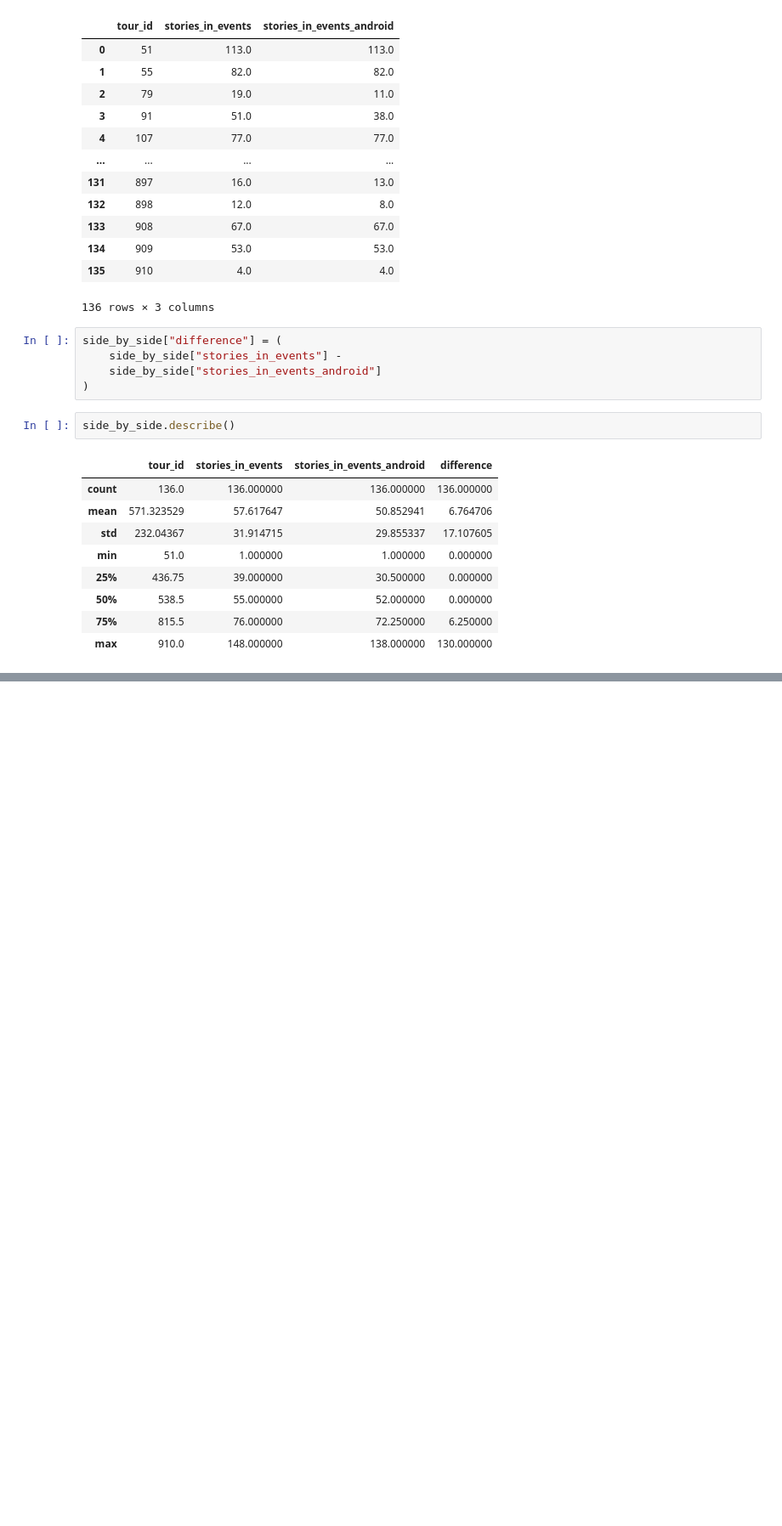
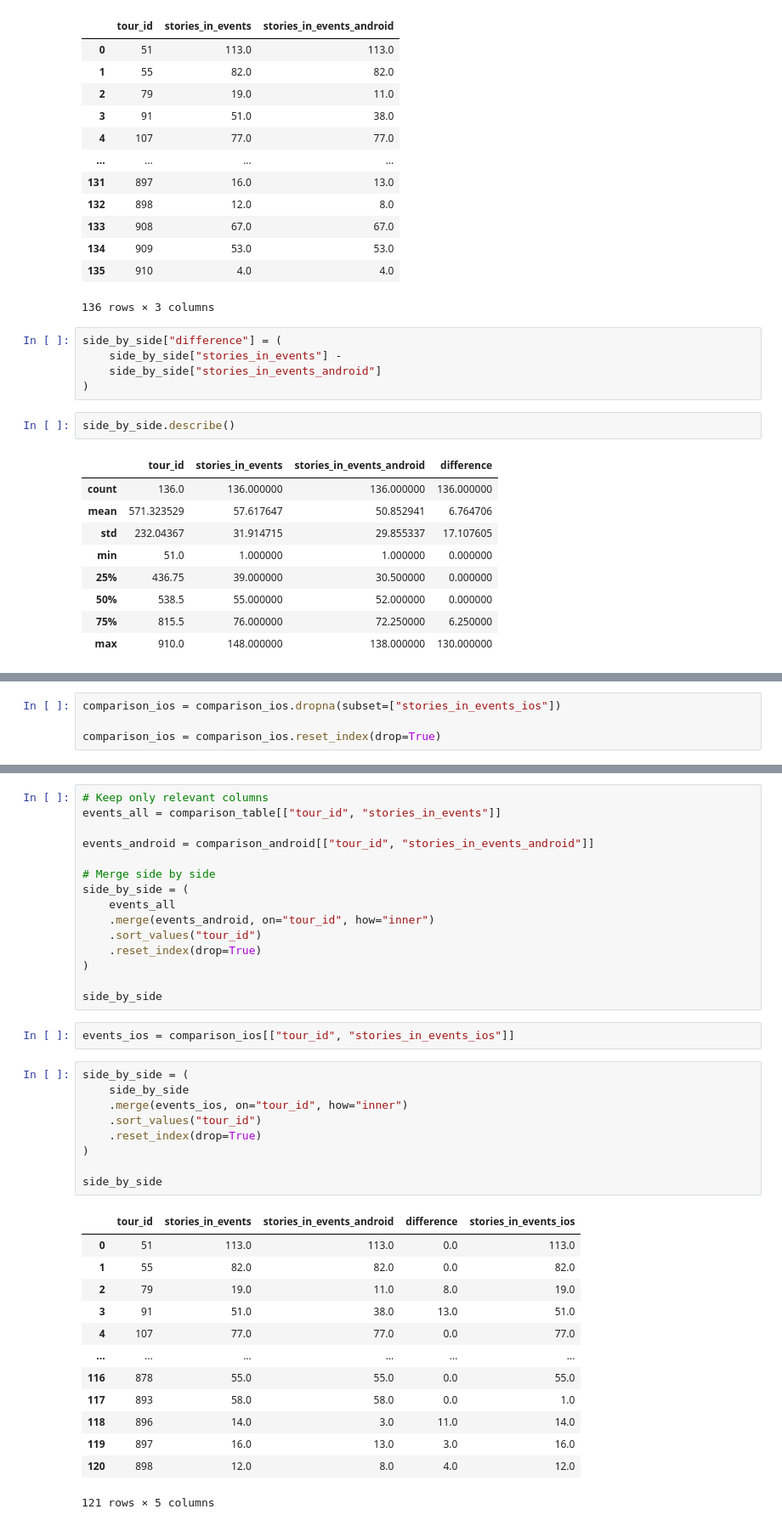
Before and after one commit to vassilismylo/Clio_Muse, a Jupyter notebook: Altair_Analytics/story_order_analysis.ipynb, the cells around one changed output, grey strips where cells are left out. Shown at 85% size. Drawn from its saved outputs; the diff is of its cells as text; blank space fills up the shorter version.

```diff
--- a/Altair_Analytics/story_order_analysis.ipynb
+++ b/Altair_Analytics/story_order_analysis.ipynb
@@ -462,0 +518,4 @@ side_by_side.describe()
+# %%
+comparison_ios = comparison_ios.dropna(subset=["stories_in_events_ios"])
+
+comparison_ios = comparison_ios.reset_index(drop=True)
@@ -462,0 +538,40 @@ side_by_side.describe()
+# %%
+# Keep only relevant columns
+events_all = comparison_table[["tour_id", "stories_in_events"]]
+
+events_android = comparison_android[["tour_id", "stories_in_events_android"]]
+
+# Merge side by side
+side_by_side = (
+    events_all
+    .merge(events_android, on="tour_id", how="inner")
+    .sort_values("tour_id")
+    .reset_index(drop=True)
+)
+
+side_by_side
+# %%
+events_ios = comparison_ios[["tour_id", "stories_in_events_ios"]]
+# %%
+side_by_side = (
+    side_by_side
+    .merge(events_ios, on="tour_id", how="inner")
+    .sort_values("tour_id")
+    .reset_index(drop=True)
+)
+
+side_by_side
+# %% [output]
+|  | tour_id | stories_in_events | stories_in_events_android | difference | stories_in_events_ios |
+| 0 | 51 | 113.0 | 113.0 | 0.0 | 113.0 |
+| 1 | 55 | 82.0 | 82.0 | 0.0 | 82.0 |
+| 2 | 79 | 19.0 | 11.0 | 8.0 | 19.0 |
+| 3 | 91 | 51.0 | 38.0 | 13.0 | 51.0 |
+| 4 | 107 | 77.0 | 77.0 | 0.0 | 77.0 |
+| ... | ... | ... | ... | ... | ... |
+| 116 | 878 | 55.0 | 55.0 | 0.0 | 55.0 |
+| 117 | 893 | 58.0 | 58.0 | 0.0 | 1.0 |
+| 118 | 896 | 14.0 | 3.0 | 11.0 | 14.0 |
+| 119 | 897 | 16.0 | 13.0 | 3.0 | 16.0 |
+| 120 | 898 | 12.0 | 8.0 | 4.0 | 12.0 |
+121 rows × 5 columns
```
Also changed, not shown: parts of 9 cells of this notebook, 1 other file.
